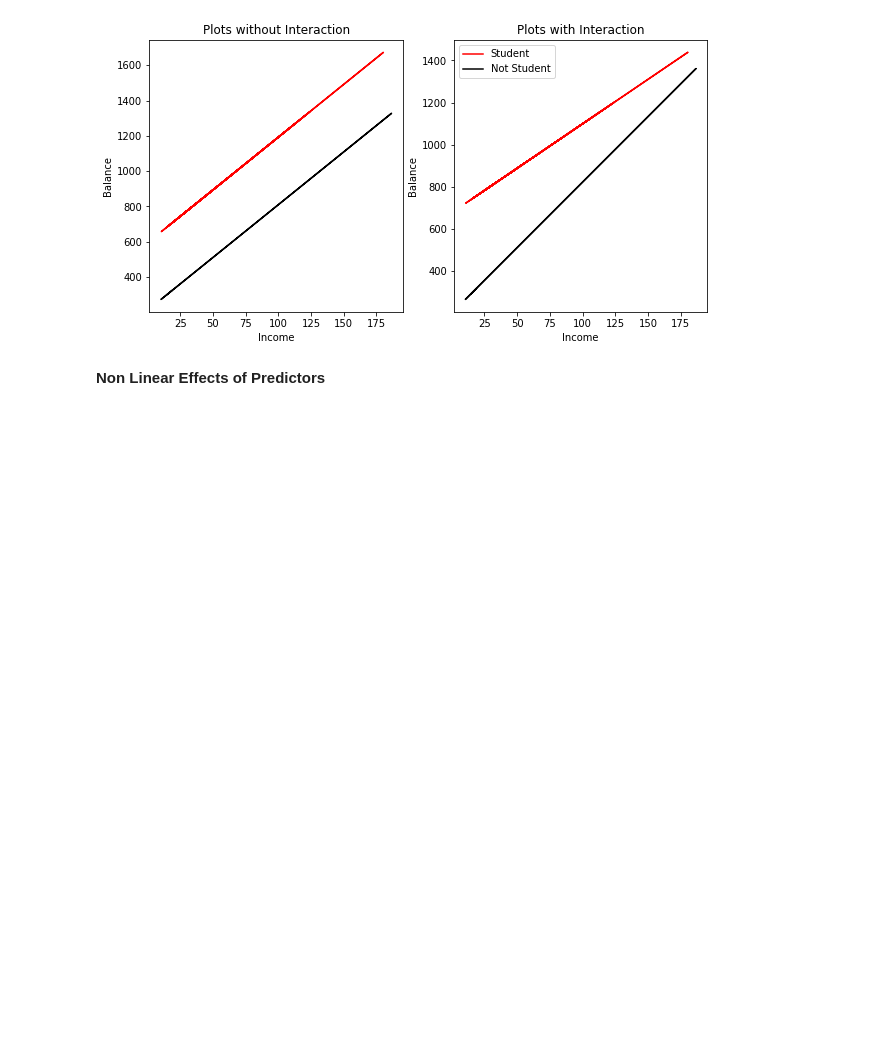
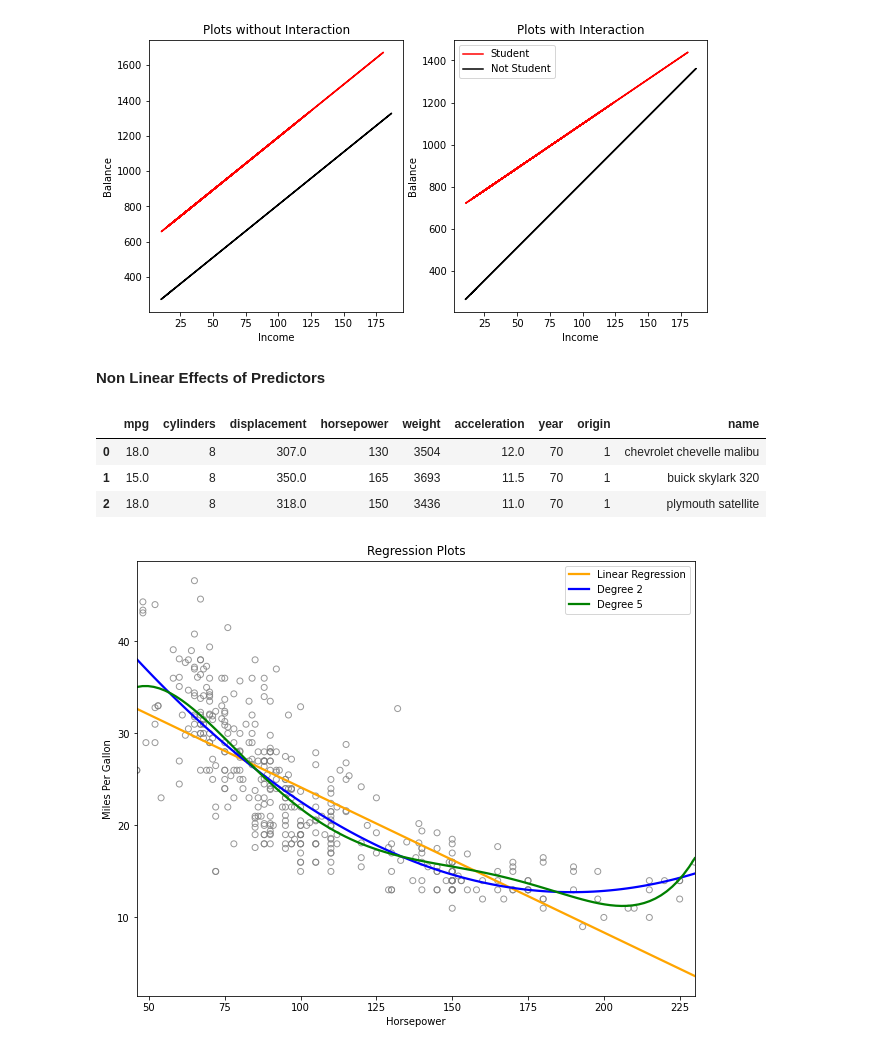
Before and after one commit to Revanthshalon/Machine-Learning, a Jupyter notebook: An Introduction to Statistical Learning/Unit 3 - Linear Regression/Unit 3 - Linear Regression.ipynb, the cells around one changed output. Drawn from its saved outputs; the diff is of its cells as text; code cells hidden in the pictures; blank space fills up the shorter version.

Commit message:
Unit-3 Linear Regression

```diff
--- a/An Introduction to Statistical Learning/Unit 3 - Linear Regression/Unit 3 - Linear Regression.ipynb
+++ b/An Introduction to Statistical Learning/Unit 3 - Linear Regression/Unit 3 - Linear Regression.ipynb
@@ -656,3 +656,29 @@ plt.show()
 [figure]
 # %% [markdown]
 **Non Linear Effects of Predictors**
+# %%
+auto_data = pd.read_csv('/content/drive/My Drive/Repos/Git/Statistics-Basics/An Introduction to Statistical Learning/Dataset/Auto.csv')
+# %%
+auto_data.head(3)
+# %% [output]
+|  | mpg | cylinders | displacement | horsepower | weight | acceleration | year | origin | name |
+| 0 | 18.0 | 8 | 307.0 | 130 | 3504 | 12.0 | 70 | 1 | chevrolet chevelle malibu |
+| 1 | 15.0 | 8 | 350.0 | 165 | 3693 | 11.5 | 70 | 1 | buick skylark 320 |
+| 2 | 18.0 | 8 | 318.0 | 150 | 3436 | 11.0 | 70 | 1 | plymouth satellite |
+# %%
+auto_data.replace('?',np.nan,inplace=True)
+auto_data.dropna(inplace=True)
+# %%
+auto_data.horsepower = auto_data.horsepower.astype(np.int64)
+# %%
+plt.figure(figsize=(10,8))
+sns.regplot('horsepower','mpg',data=auto_data,scatter_kws={'facecolor':'None','edgecolor':'grey'},color='orange',line_kws={'label':'Linear Regression'},ci=None)
+sns.regplot('horsepower','mpg',data=auto_data,scatter_kws={'facecolor':'None','edgecolor':'None'},color='blue',line_kws={'label':'Degree 2'},order=2,ci=None)
+sns.regplot('horsepower','mpg',data=auto_data,scatter_kws={'facecolor':'None','edgecolor':'None'},color='green',line_kws={'label':'Degree 5'},order=5,ci=None)
+plt.legend(loc='best')
+plt.title('Regression Plots')
+plt.xlabel('Horsepower')
+plt.ylabel('Miles Per Gallon')
+plt.show()
+# %% [output]
+[figure, added]
```
Also changed, not shown: parts of 13 cells of this notebook.
